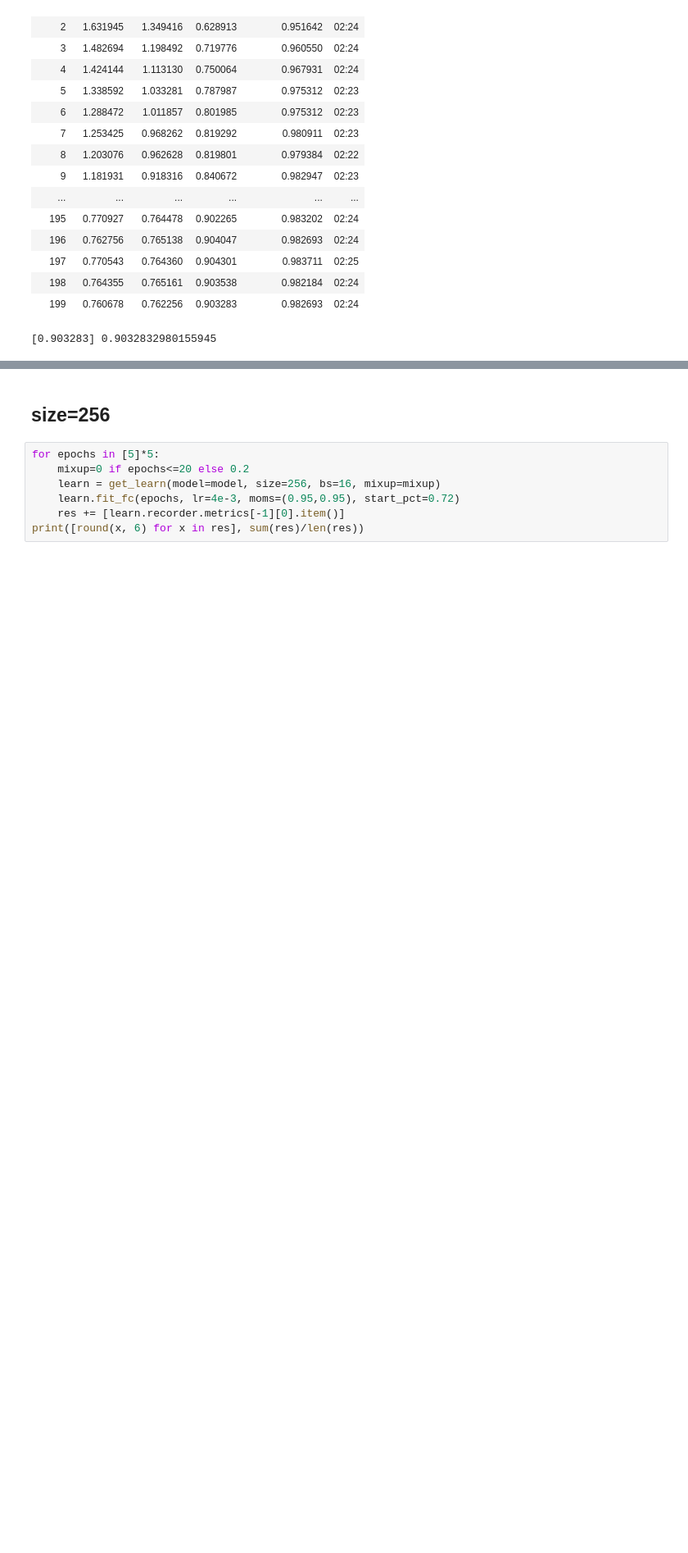
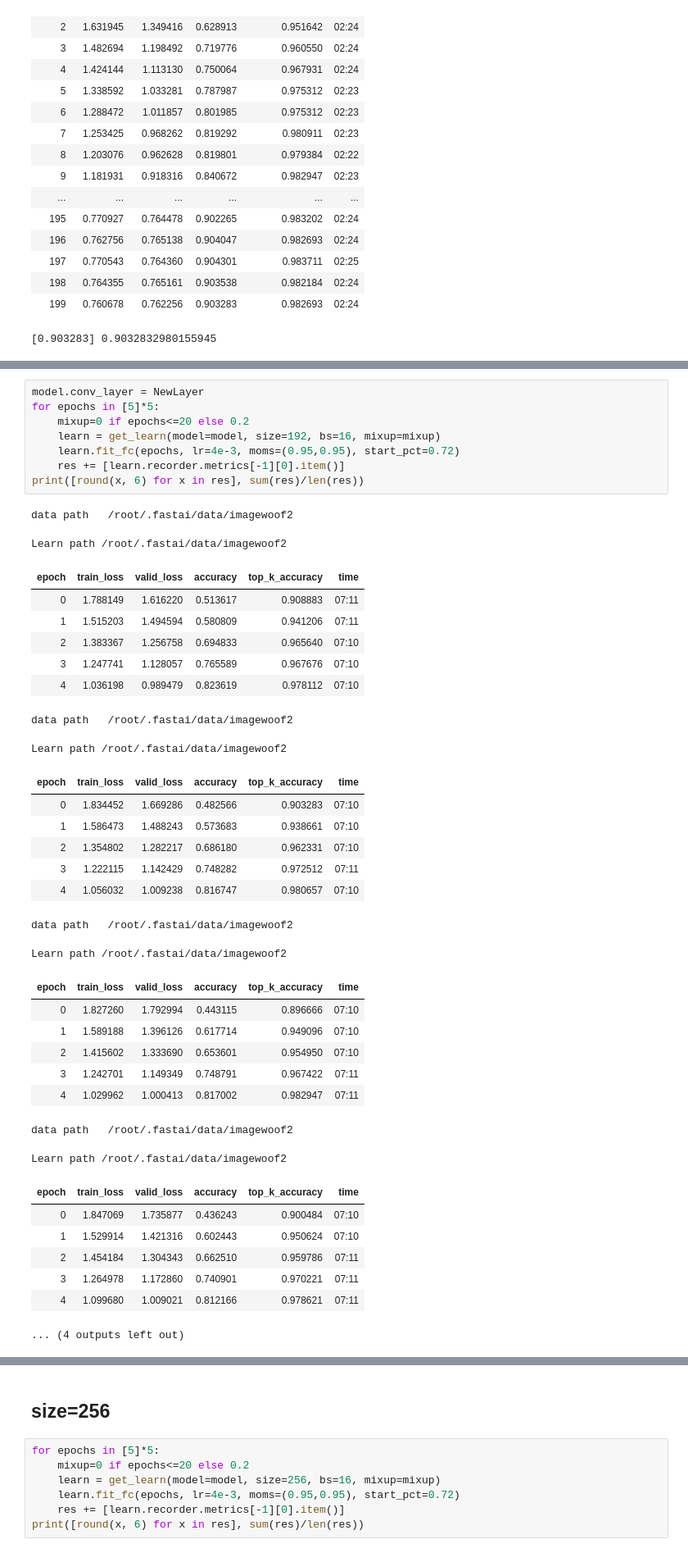
Before and after one commit to BoaEi/imagenette_experiments, a Jupyter notebook: Woof_ResNet_separable.ipynb, the cells around one changed output, grey strips where cells are left out. Shown at 82% size. Drawn from its saved outputs; the diff is of its cells as text; blank space fills up the shorter version.

```diff
--- a/Woof_ResNet_separable.ipynb
+++ b/Woof_ResNet_separable.ipynb
@@ -742,0 +818,42 @@ Learn path /root/.fastai/data/imagewoof2
+# %%
+model.conv_layer = NewLayer
+for epochs in [5]*5:
+    mixup=0 if epochs<=20 else 0.2
+    learn = get_learn(model=model, size=192, bs=16, mixup=mixup)
+    learn.fit_fc(epochs, lr=4e-3, moms=(0.95,0.95), start_pct=0.72)
+    res += [learn.recorder.metrics[-1][0].item()]
+print([round(x, 6) for x in res], sum(res)/len(res))
+# %% [output]
+data path   /root/.fastai/data/imagewoof2
+Learn path /root/.fastai/data/imagewoof2
+| epoch | train_loss | valid_loss | accuracy | top_k_accuracy | time |
+| 0 | 1.788149 | 1.616220 | 0.513617 | 0.908883 | 07:11 |
+| 1 | 1.515203 | 1.494594 | 0.580809 | 0.941206 | 07:11 |
+| 2 | 1.383367 | 1.256758 | 0.694833 | 0.965640 | 07:10 |
+| 3 | 1.247741 | 1.128057 | 0.765589 | 0.967676 | 07:10 |
+| 4 | 1.036198 | 0.989479 | 0.823619 | 0.978112 | 07:10 |
+data path   /root/.fastai/data/imagewoof2
+Learn path /root/.fastai/data/imagewoof2
+| epoch | train_loss | valid_loss | accuracy | top_k_accuracy | time |
+| 0 | 1.834452 | 1.669286 | 0.482566 | 0.903283 | 07:10 |
+| 1 | 1.586473 | 1.488243 | 0.573683 | 0.938661 | 07:10 |
+| 2 | 1.354802 | 1.282217 | 0.686180 | 0.962331 | 07:10 |
+| 3 | 1.222115 | 1.142429 | 0.748282 | 0.972512 | 07:11 |
+| 4 | 1.056032 | 1.009238 | 0.816747 | 0.980657 | 07:10 |
+data path   /root/.fastai/data/imagewoof2
+Learn path /root/.fastai/data/imagewoof2
+| epoch | train_loss | valid_loss | accuracy | top_k_accuracy | time |
+| 0 | 1.827260 | 1.792994 | 0.443115 | 0.896666 | 07:10 |
+| 1 | 1.589188 | 1.396126 | 0.617714 | 0.949096 | 07:10 |
+| 2 | 1.415602 | 1.333690 | 0.653601 | 0.954950 | 07:10 |
+| 3 | 1.242701 | 1.149349 | 0.748791 | 0.967422 | 07:11 |
+| 4 | 1.029962 | 1.000413 | 0.817002 | 0.982947 | 07:11 |
+data path   /root/.fastai/data/imagewoof2
+Learn path /root/.fastai/data/imagewoof2
+| epoch | train_loss | valid_loss | accuracy | top_k_accuracy | time |
+| 0 | 1.847069 | 1.735877 | 0.436243 | 0.900484 | 07:10 |
+| 1 | 1.529914 | 1.421316 | 0.602443 | 0.950624 | 07:10 |
+| 2 | 1.454184 | 1.304343 | 0.662510 | 0.959786 | 07:11 |
+| 3 | 1.264978 | 1.172860 | 0.740901 | 0.970221 | 07:11 |
+| 4 | 1.099680 | 1.009021 | 0.812166 | 0.978621 | 07:11 |
+... (4 outputs left out)
```
Also changed, not shown: parts of 7 cells of this notebook.
